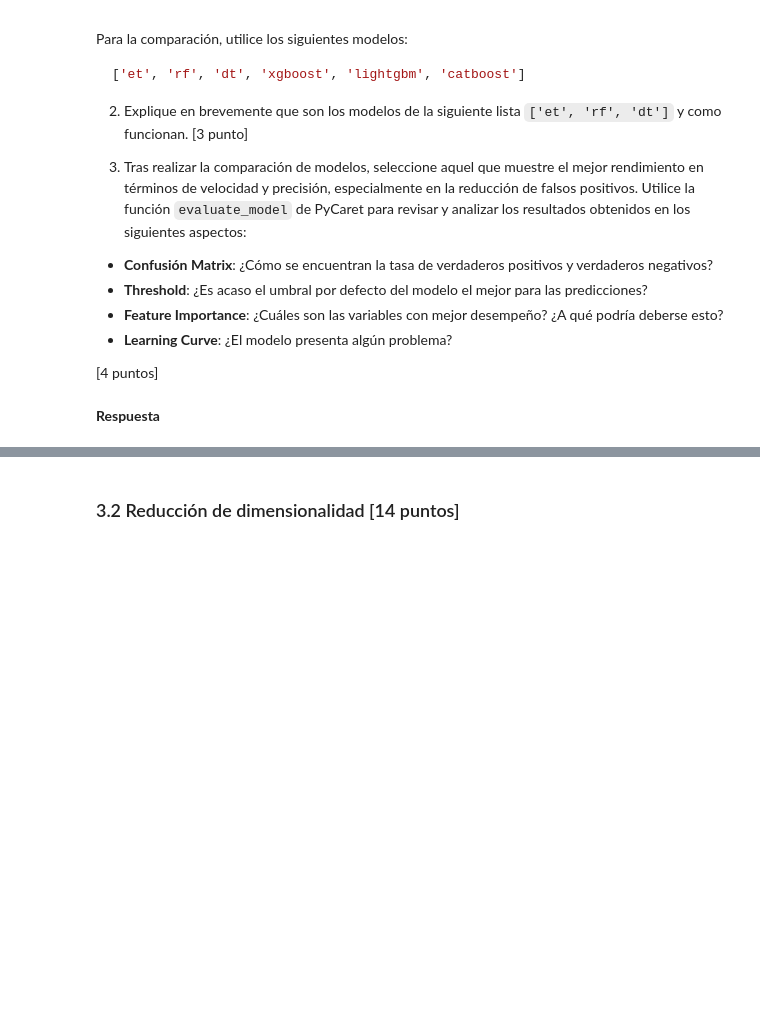
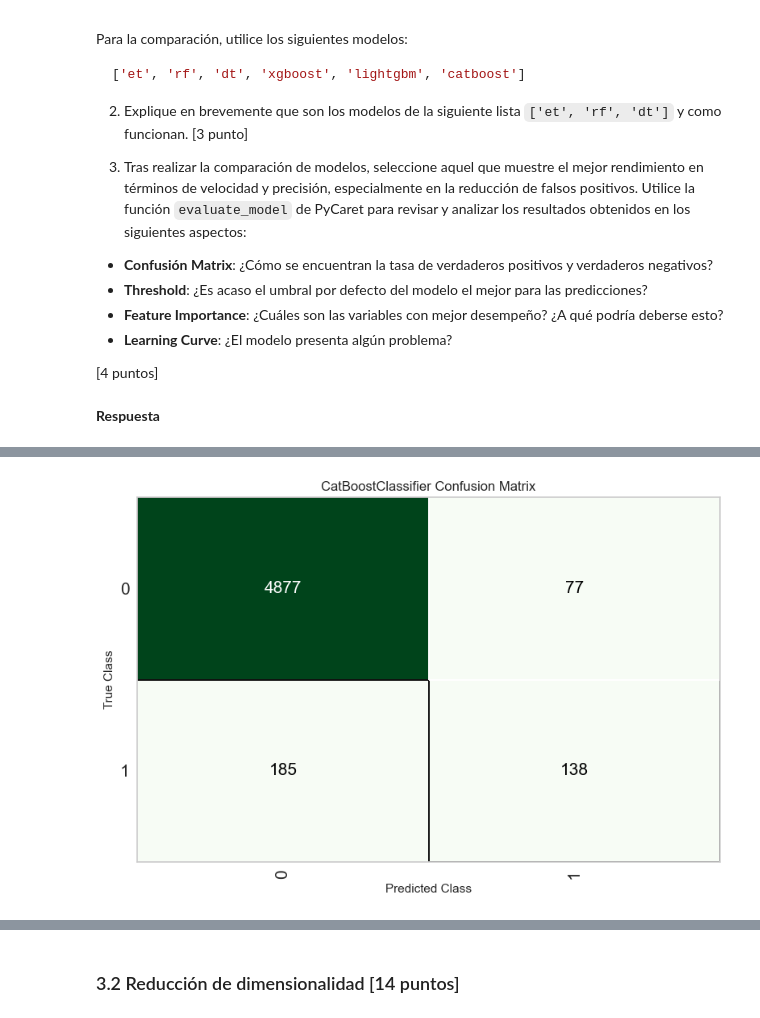
Before and after one commit to melaniejalea/Laboratorios-MDS7202, a Jupyter notebook: Laboratorio 7/Lab7.ipynb, the cells around one changed output, grey strips where cells are left out. Saved outputs shown, nothing was run; the diff lists cells and outputs as text; code cells hidden in the pictures; blank space fills up the shorter version.

```diff
--- a/Laboratorio 7/Lab7.ipynb
+++ b/Laboratorio 7/Lab7.ipynb
@@ -489,0 +644,3 @@ Para la comparación, utilice los siguientes modelos:
+# %%
+plot_model(best, plot='confusion_matrix')
+# %% [output]
@@ -489,0 +648 @@ Para la comparación, utilice los siguientes modelos:
+[figure, added]
```
Also changed, not shown: parts of 52 cells of this notebook.
